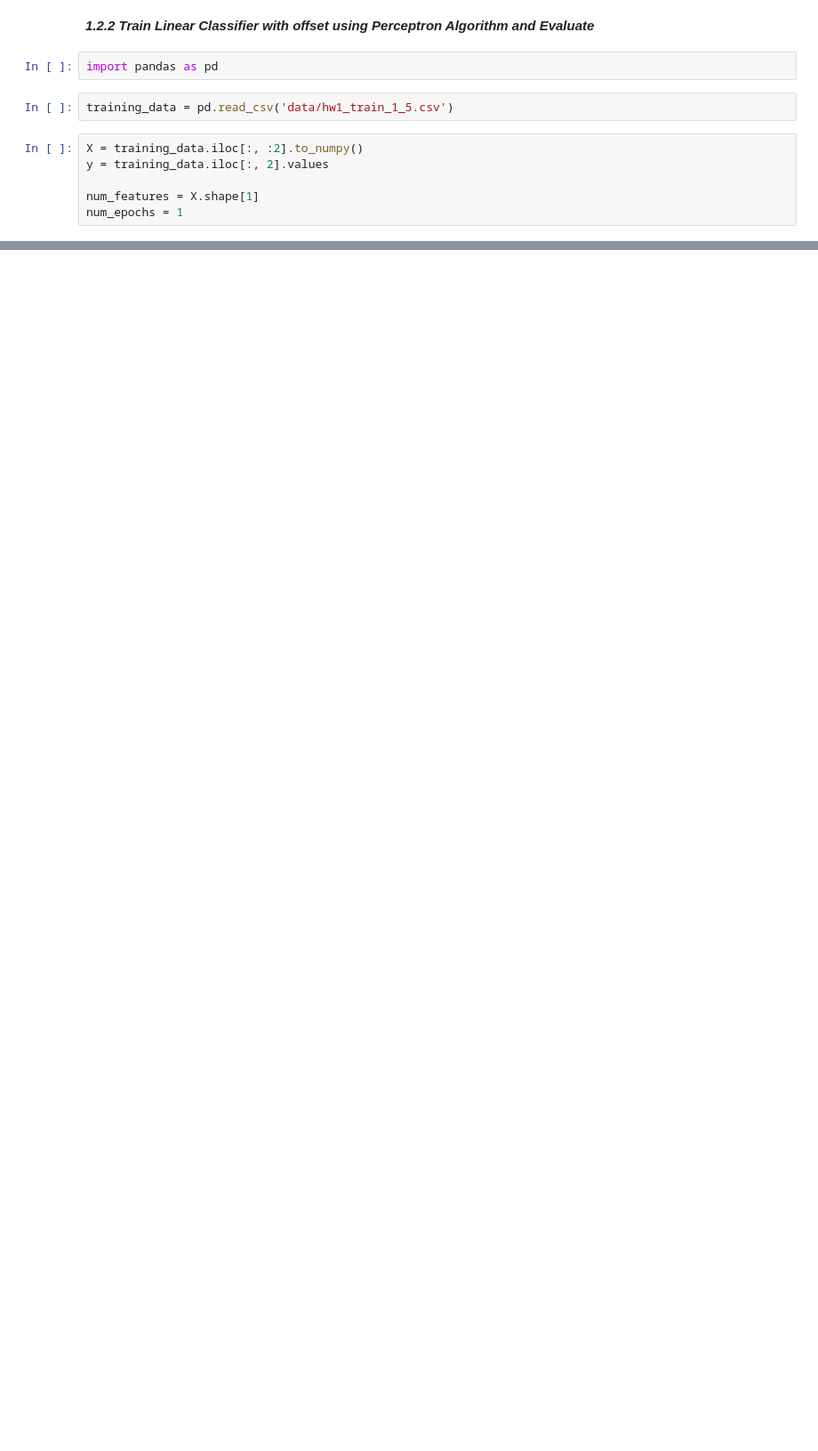
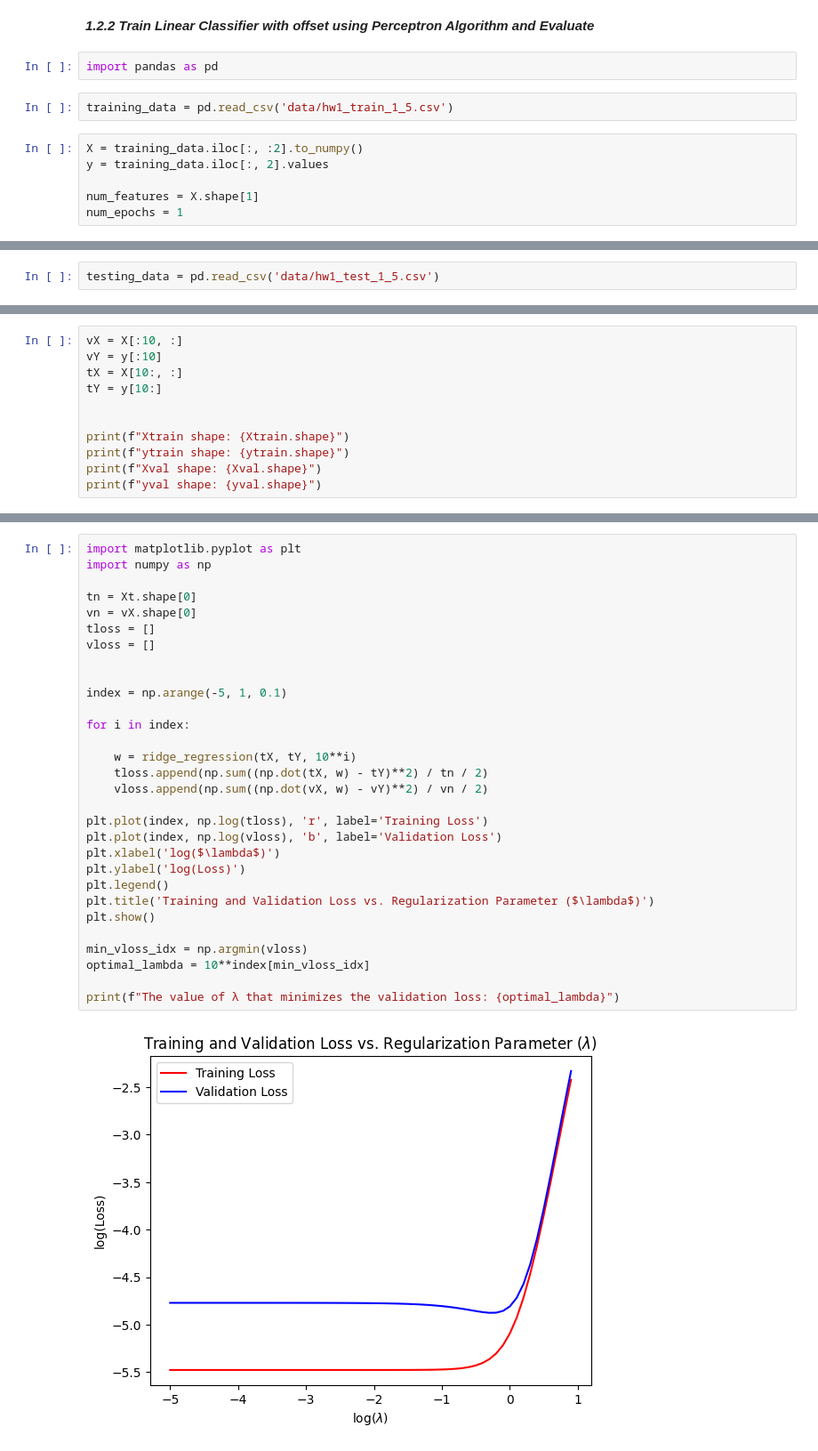
Before and after one commit to ryaready/Machine-Learning, a Jupyter notebook: 2025 50.007 ML HW1_final/Question1.ipynb, the cells around one changed output, grey strips where cells are left out. Shown: that part at 89% size. Drawn from its saved outputs; the diff is of its cells as text; blank space fills up the shorter version.

```diff
--- a/2025 50.007 ML HW1_final/Question1.ipynb
+++ b/2025 50.007 ML HW1_final/Question1.ipynb
@@ -125,0 +127,2 @@ offset: 3105.0
+# %%
+testing_data = pd.read_csv('data/hw1_test_1_5.csv')
@@ -125,0 +545,11 @@ offset: 3105.0
+# %%
+vX = X[:10, :]
+vY = y[:10]
+tX = X[10:, :]
+tY = y[10:]
+
+
+print(f"Xtrain shape: {Xtrain.shape}")
+print(f"ytrain shape: {ytrain.shape}")
+print(f"Xval shape: {Xval.shape}")
+print(f"yval shape: {yval.shape}")
@@ -125,0 +568,32 @@ offset: 3105.0
+# %%
+import matplotlib.pyplot as plt
+import numpy as np
+
+tn = Xt.shape[0]
+vn = vX.shape[0]
+tloss = []
+vloss = []
+
+
+index = np.arange(-5, 1, 0.1)
+
+for i in index:
+
+    w = ridge_regression(tX, tY, 10**i)
+    tloss.append(np.sum((np.dot(tX, w) - tY)**2) / tn / 2)
+    vloss.append(np.sum((np.dot(vX, w) - vY)**2) / vn / 2)
+
+plt.plot(index, np.log(tloss), 'r', label='Training Loss')
+plt.plot(index, np.log(vloss), 'b', label='Validation Loss')
+plt.xlabel('log($\lambda$)')
+plt.ylabel('log(Loss)')
+plt.legend()
+plt.title('Training and Validation Loss vs. Regularization Parameter ($\lambda$)')
+plt.show()
+
+min_vloss_idx = np.argmin(vloss)
+optimal_lambda = 10**index[min_vloss_idx]
+
+print(f"The value of λ that minimizes the validation loss: {optimal_lambda}")
+# %% [output]
+[figure, added]
```
Also changed, not shown: parts of 27 cells of this notebook, 1 other file.
